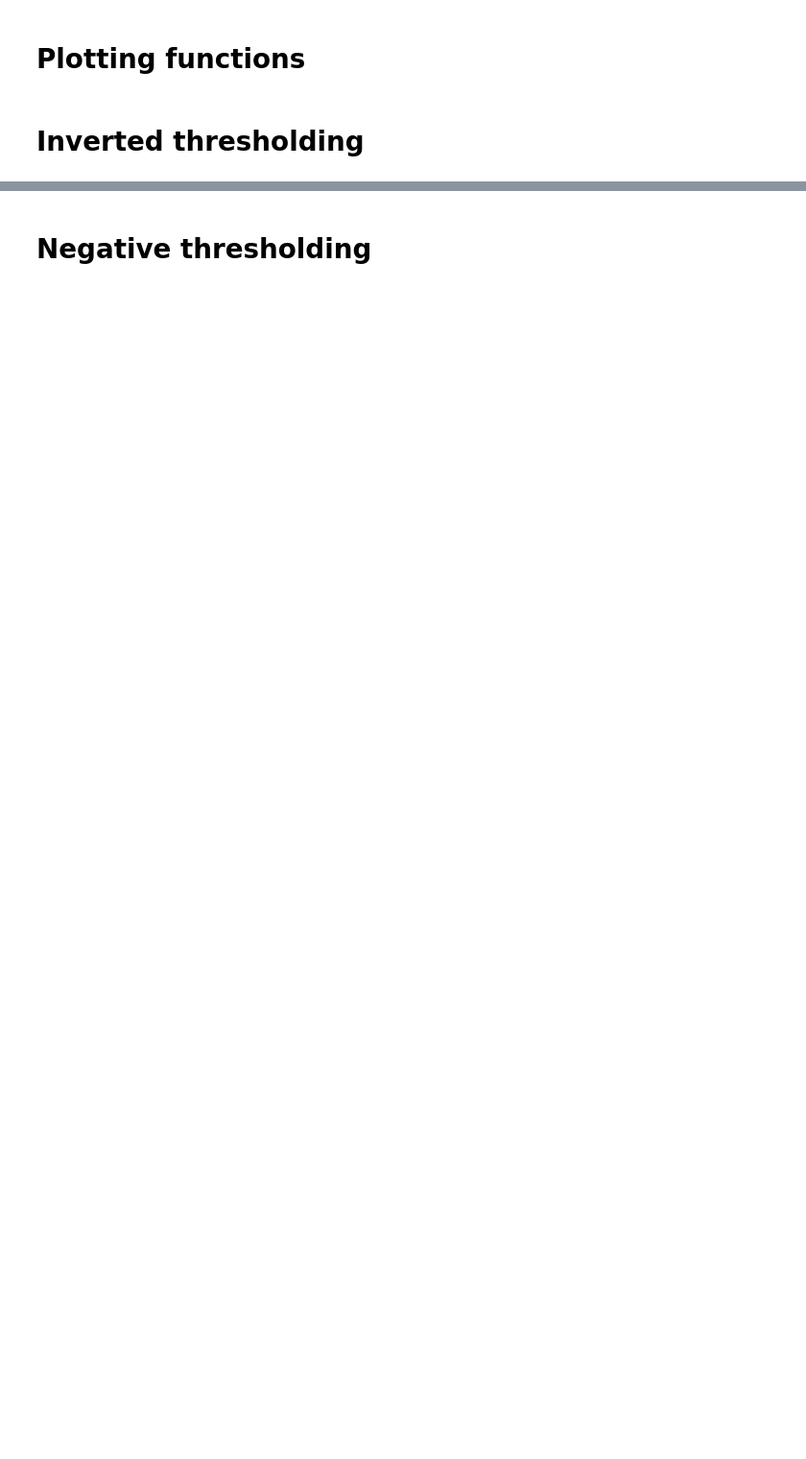
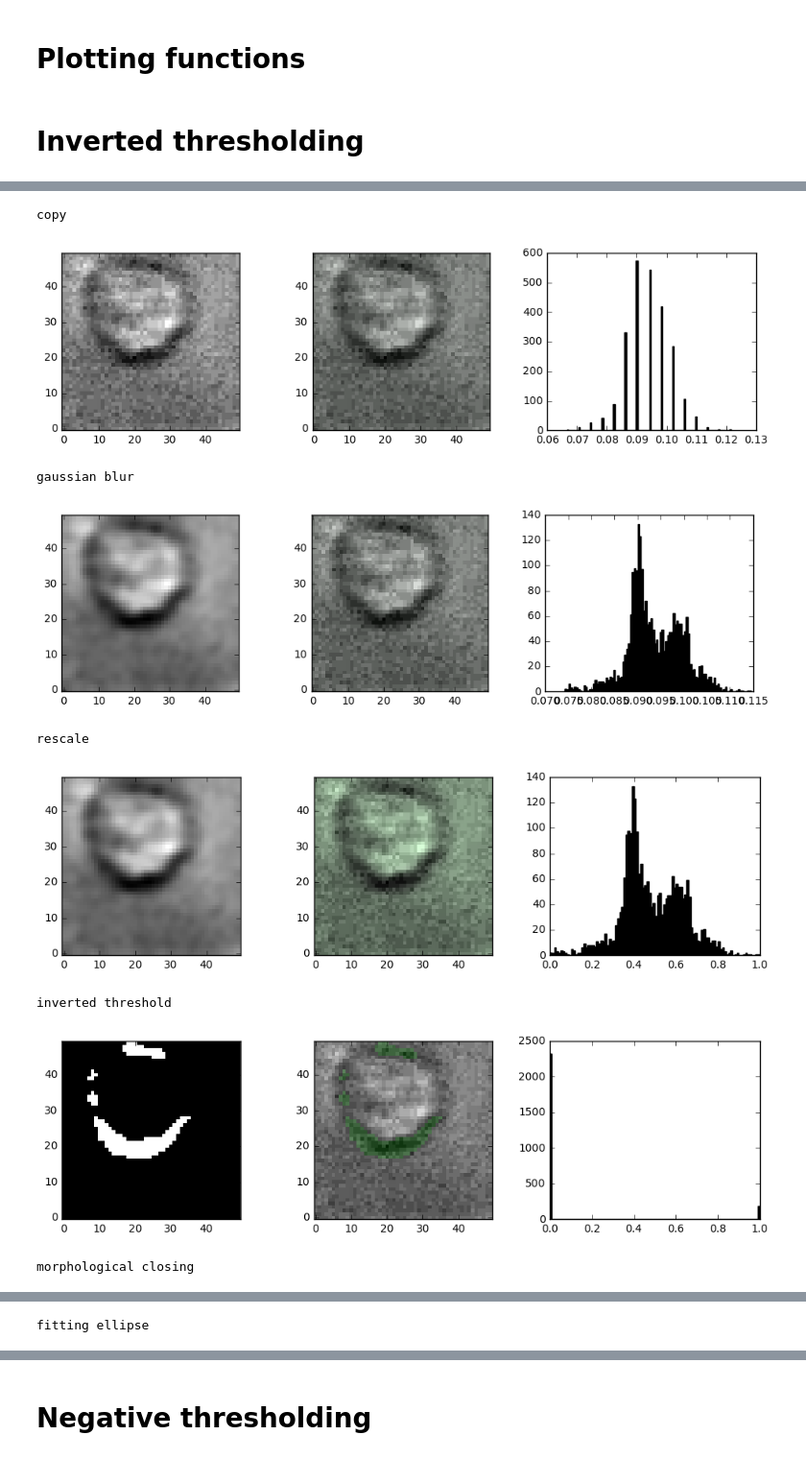
Before and after one commit to codycombs/cell_deformation, a Jupyter notebook: ellipse_fitting_tutorial.ipynb, the cells around one changed output, grey strips where cells are left out. Shown at 96% size. Cells and saved outputs as stored; diff of their text form; code cells hidden in the pictures; blank space fills up the shorter version.

```diff
--- a/ellipse_fitting_tutorial.ipynb
+++ b/ellipse_fitting_tutorial.ipynb
@@ -123,9 +132,9 @@ def plot_all(processed_frame, frame):
 # %%
 # Crop raw frame
-x0 = detection._px - 30
-x1 = detection._px + 30
-y0 = detection._py - 30
-y1 = detection._py + 30
+x0 = detection._px - 25
+x1 = detection._px + 25
+y0 = detection._py - 25
+y1 = detection._py + 25
 frame = np.copy(raw_frame[y0:y1, x0:x1])
 
 # Copy
@@ -133,37 +142,72 @@ print 'copy'
 processed_frame = np.copy(frame)
 plot_all(processed_frame, frame)
 
 # Blur
 print 'gaussian blur'
-window = (5,5)
+window = (5, 5)
 processed_frame = cv2.GaussianBlur(processed_frame, window, 0)
 plot_all(processed_frame, frame)
 
 # Rescale
 print 'rescale'
 processed_frame = (processed_frame - np.min(processed_frame))/(np.max(processed_frame) - np.min(processed_frame))
 plot_all(processed_frame, frame)
 
 
 # Inverted threshold
 print 'inverted threshold'
-threshold = 0.575
+threshold = 0.3
 above_indices = np.where(processed_frame > threshold)
 below_indices = np.where(processed_frame <= threshold)
 
 processed_frame[above_indices[0], above_indices[1]] = 0
 processed_frame[below_indices[0], below_indices[1]] = 1
 
 plot_all(processed_frame, frame)
 
 
-
-
-
-
-
 # Morphological closing
 print 'morphological closing'
 kernel = cv2.getStructuringElement(cv2.MORPH_ELLIPSE,(10,10))
 processed_frame = cv2.morphologyEx(np.array(processed_frame, dtype = np.uint8), cv2.MORPH_CLOSE, kernel)
 plot_all(processed_frame, frame)
+
+
+# Fit ellipse
+print 'fitting ellipse'
+cell_pixels = np.where(processed_frame == 1)
+
+ellipse = oi.fit_ellipse(cell_pixels[0], cell_pixels[1])
+ellipse_center = oi.get_ellipse_center(ellipse)
+ellipse_angle = oi.get_ellipse_angle_of_rotation(ellipse)
+ellipse_axes = oi.get_ellipse_axes_lengths(ellipse)
+
+
+
+ellipse_points = np.empty((100,2))
+for i in range(100):
+    angle = i*2*np.pi/99.
+    x = ellipse_axes[0]*np.cos(angle)
+    y = ellipse_axes[1]*np.sin(angle)
+    ellipse_points[i,1] = ellipse_center[0] + np.cos(ellipse_angle)*x - np.sin(ellipse_angle)*y
+    ellipse_points[i,0] = ellipse_center[1] + np.sin(ellipse_angle)*x + np.cos(ellipse_angle)*y
+
+
+plt.imshow(frame, cmap = 'gray', origin = 'lower', interpolation = 'none')
+plt.imshow(processed_frame, alpha = 0.15, origin = 'lower', interpolation = 'none')
+plt.plot(ellipse_points[:,0], ellipse_points[:,1], lw = 0.5, c = 'yellow')
+
+plt.xlim(0, frame.shape[1])
+plt.ylim(0, frame.shape[0])
+
+plt.show()
+# %% [output]
+copy
+[figure, added]
+gaussian blur
+[figure, added]
+rescale
+[figure, added]
+inverted threshold
+[figure, added]
+morphological closing
@@ -169,0 +215 @@ plot_all(processed_frame, frame)
+fitting ellipse
```
Also changed, not shown: parts of 8 cells of this notebook.
